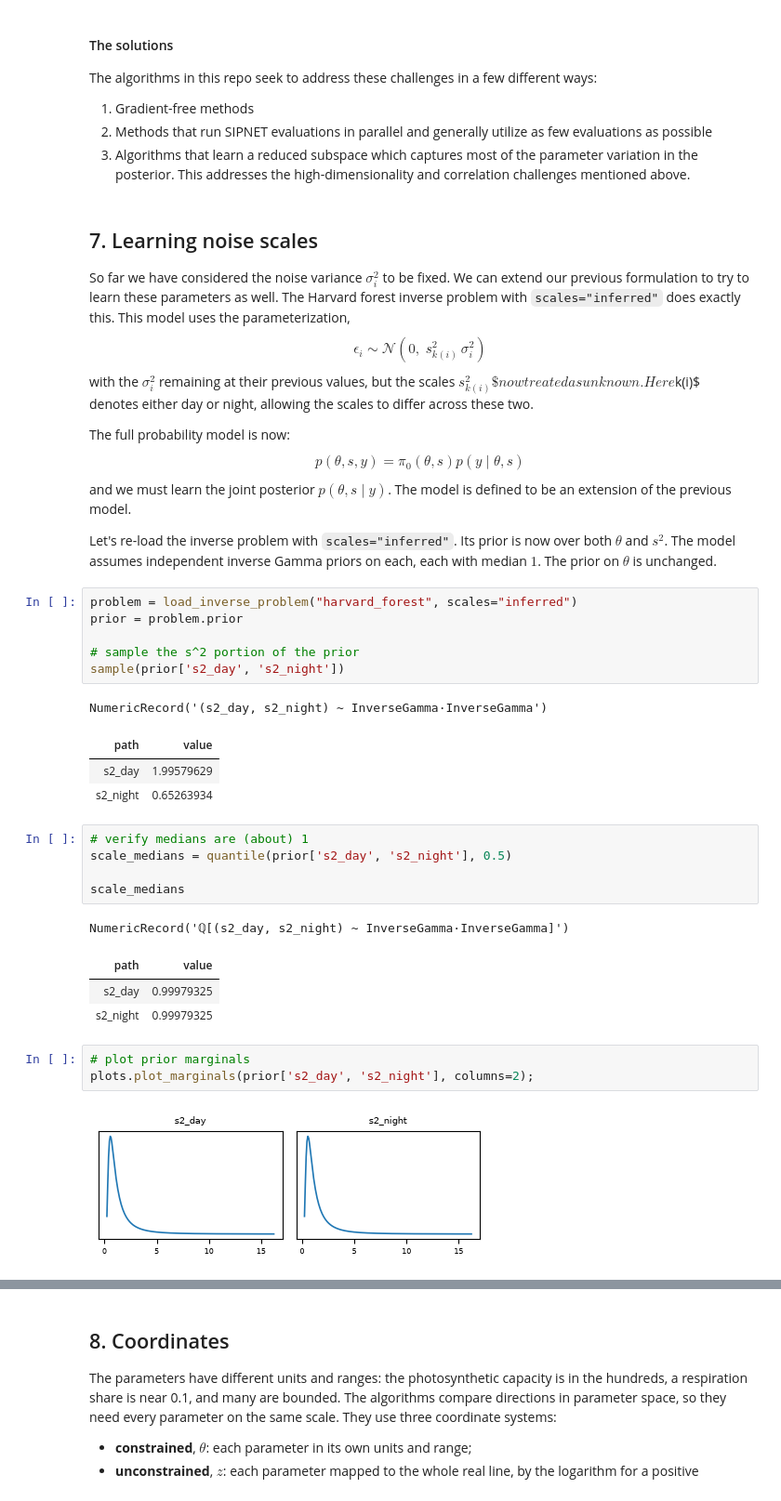
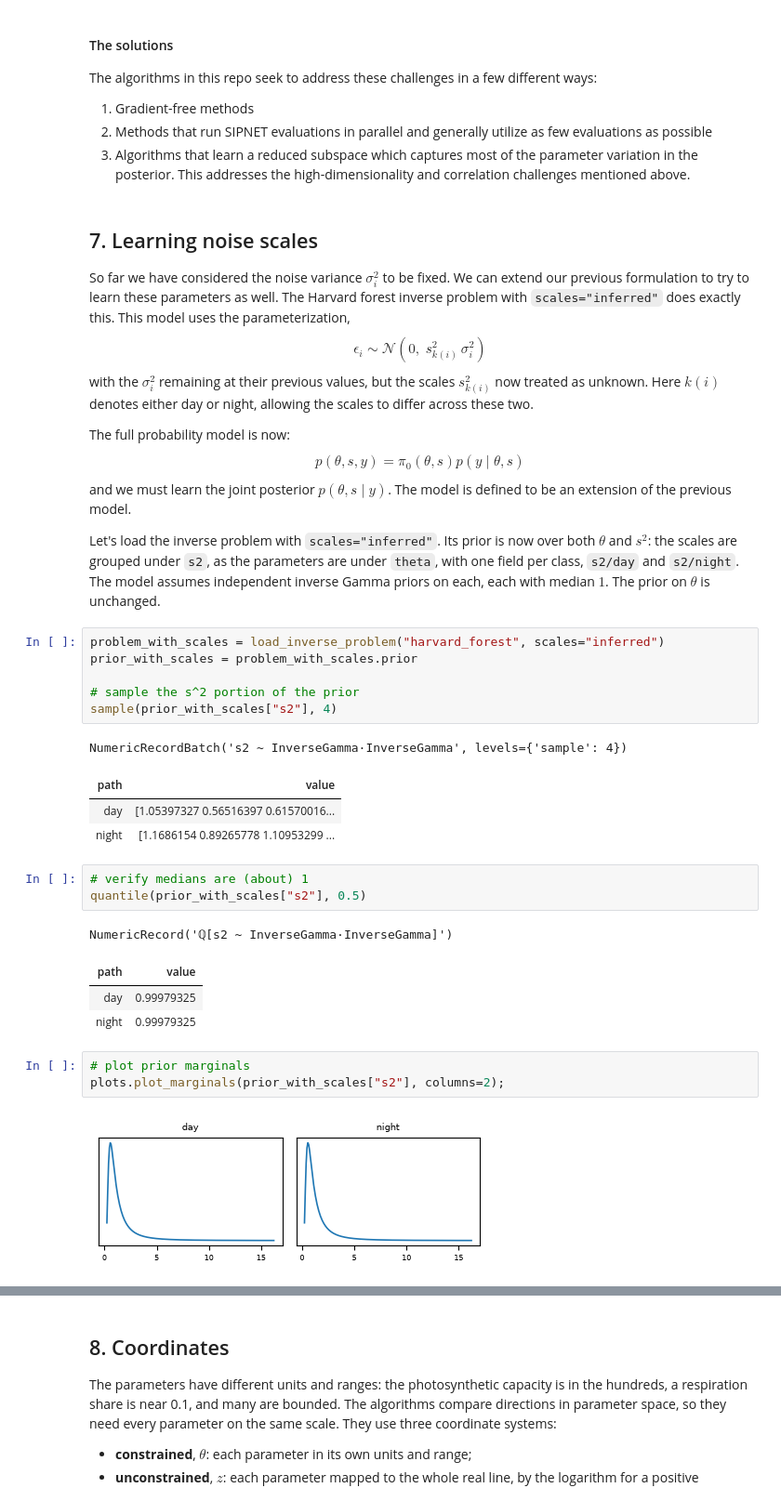
Before and after one commit to arob5/lsm-active-subspace, a Jupyter notebook: notebooks/main_inverse_problem.ipynb, the cells around one changed output, grey strips where cells are left out. Shown at 93% size. Drawn from its saved outputs; the diff is of its cells as text.

```diff
--- a/notebooks/main_inverse_problem.ipynb
+++ b/notebooks/main_inverse_problem.ipynb
@@ -840,7 +815,7 @@ So far we have considered the noise variance $\sigma_i^2$ to be fixed. We can ex
 $$
 \epsilon_i \sim \mathcal N\!\left(0,\; s^2_{k(i)}\, \sigma^2_i\right)
 $$
-with the $\sigma_i^2$ remaining at their previous values, but the scales $s^2_{k(i)}\$ now treated as unknown. Here $k(i)$ denotes either day or night, allowing the scales to differ across these two.
+with the $\sigma_i^2$ remaining at their previous values, but the scales $s^2_{k(i)}$ now treated as unknown. Here $k(i)$ denotes either day or night, allowing the scales to differ across these two.
 
 The full probability model is now:
 $$
@@ -848,32 +823,31 @@ p(\theta, s, y) = \pi_0(\theta, s) p(y \mid \theta, s)
 $$
 and we must learn the joint posterior $p(\theta, s \mid y)$. The model is defined to be an extension of the previous model.
 
-Let's re-load the inverse problem with `scales="inferred"`. Its
-prior is now over both $\theta$ and $s^2$. The model assumes independent inverse Gamma priors on each, each with median $1$. The prior on $\theta$ is unchanged.
+Let's load the inverse problem with `scales="inferred"`. Its
+prior is now over both $\theta$ and $s^2$: the scales are grouped under `s2`, as the parameters
+are under `theta`, with one field per class, `s2/day` and `s2/night`. The model assumes independent inverse Gamma priors on each, each with median $1$. The prior on $\theta$ is unchanged.
 # %%
-problem = load_inverse_problem("harvard_forest", scales="inferred")
-prior = problem.prior
+problem_with_scales = load_inverse_problem("harvard_forest", scales="inferred")
+prior_with_scales = problem_with_scales.prior
 
 # sample the s^2 portion of the prior
-sample(prior['s2_day', 's2_night'])
+sample(prior_with_scales["s2"], 4)
 # %% [output]
-NumericRecord('(s2_day, s2_night) ~ InverseGamma·InverseGamma')
+NumericRecordBatch('s2 ~ InverseGamma·InverseGamma', levels={'sample': 4})
 | path | value |
-| s2_day | 1.99579629 |
-| s2_night | 0.65263934 |
+| day | [1.05397327 0.56516397 0.61570016... |
+| night | [1.1686154 0.89265778 1.10953299 ... |
 # %%
 # verify medians are (about) 1
-scale_medians = quantile(prior['s2_day', 's2_night'], 0.5)
-
-scale_medians
+quantile(prior_with_scales["s2"], 0.5)
 # %% [output]
-NumericRecord('ℚ[(s2_day, s2_night) ~ InverseGamma·InverseGamma]')
+NumericRecord('ℚ[s2 ~ InverseGamma·InverseGamma]')
 | path | value |
-| s2_day | 0.99979325 |
-| s2_night | 0.99979325 |
+| day | 0.99979325 |
+| night | 0.99979325 |
 # %%
 # plot prior marginals
-plots.plot_marginals(prior['s2_day', 's2_night'], columns=2);
+plots.plot_marginals(prior_with_scales["s2"], columns=2);
 # %% [output]
-[figure, old version]
+[figure, new version]
 # %% [markdown]
```
Also changed, not shown: parts of 19 cells of this notebook, 3 other files.
